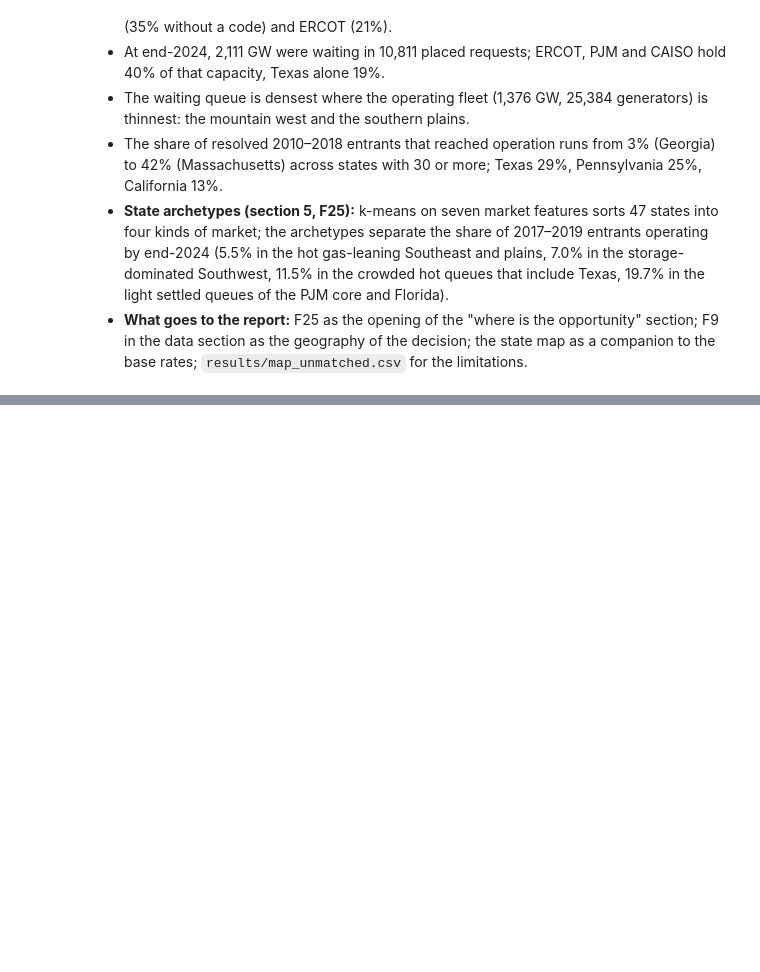
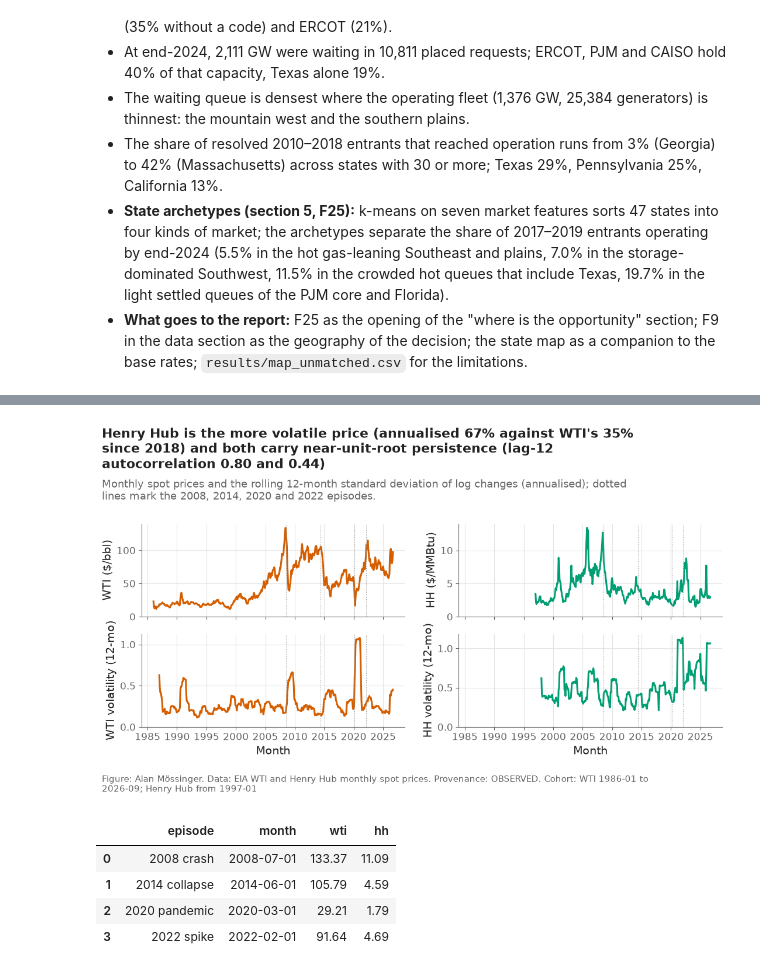
Before and after one commit to alanmossinger/Capstone, a Jupyter notebook: notebooks/02_eda.ipynb, the cells around one changed output, grey strips where cells are left out. Saved outputs shown, nothing was run; the diff lists cells and outputs as text; code cells hidden in the pictures; blank space fills up the shorter version.

```diff
--- a/notebooks/02_eda.ipynb
+++ b/notebooks/02_eda.ipynb
@@ -1569,0 +1768,41 @@ checks
+# %%
+long = wti_long.merge(hh_long, how="outer").sort_values("month")
+for col in ["wti_usd_bbl", "hh_usd_mmbtu"]:
+    long[f"{col}_ret"] = np.log(long[col]).diff()
+    long[f"{col}_vol12"] = long[f"{col}_ret"].rolling(12).std() * np.sqrt(12)
+episodes = {"2008 crash": "2008-07-01", "2014 collapse": "2014-06-01", "2020 pandemic": "2020-03-01", "2022 spike": "2022-02-01"}
+acf = pd.DataFrame([{"series": c, "lag": k, "autocorrelation": long[c].autocorr(k)} for c in ["wti_usd_bbl", "hh_usd_mmbtu"] for k in (1, 3, 12)])
+regimes = pd.DataFrame([{"episode": e, "month": m, "wti": float(long.set_index("month").loc[m, "wti_usd_bbl"]),
+                         "hh": float(long.set_index("month").loc[m, "hh_usd_mmbtu"])} for e, m in episodes.items()])
+regimes.to_csv(paths.RESULTS / "eda_price_episodes.csv", index=False)
+acf.to_csv(paths.RESULTS / "eda_price_autocorrelation.csv", index=False)
+fig, axes = plt.subplots(2, 2, figsize=(11, 6.5), sharex=True)
+axes[0, 0].plot(long["month"], long["wti_usd_bbl"], color="#D55E00")
+axes[0, 0].set_ylabel("WTI ($/bbl)")
+axes[1, 0].plot(long["month"], long["wti_usd_bbl_vol12"], color="#D55E00")
+axes[1, 0].set_ylabel("WTI volatility (12-mo)")
+axes[0, 1].plot(long["month"], long["hh_usd_mmbtu"], color="#009E73")
+axes[0, 1].set_ylabel("HH ($/MMBtu)")
+axes[1, 1].plot(long["month"], long["hh_usd_mmbtu_vol12"], color="#009E73")
+axes[1, 1].set_ylabel("HH volatility (12-mo)")
+for ax in axes.ravel():
+    for e, m in episodes.items():
+        ax.axvline(pd.Timestamp(m), color="#999999", lw=0.8, linestyle=":")
+    ax.set_ylim(0, None)
+for ax in axes[1]:
+    ax.set_xlabel("Month")
+vol = long[long["month"] >= "2018-01-01"][["wti_usd_bbl_vol12", "hh_usd_mmbtu_vol12"]].mean()
+plots.finish(fig,
+             f"Henry Hub is the more volatile price (annualised {vol['hh_usd_mmbtu_vol12']:.0%} against WTI's {vol['wti_usd_bbl_vol12']:.0%} since 2018) and both carry near-unit-root persistence (lag-12 autocorrelation {acf.set_index(['series', 'lag']).loc[('wti_usd_bbl', 12), 'autocorrelation']:.2f} and {acf.set_index(['series', 'lag']).loc[('hh_usd_mmbtu', 12), 'autocorrelation']:.2f})",
+             "Monthly spot prices and the rolling 12-month standard deviation of log changes (annualised); dotted lines mark the 2008, 2014, 2020 and 2022 episodes.",
+             f"WTI {long['month'].min():%Y-%m} to {long['month'].max():%Y-%m}; Henry Hub from {hh_long['month'].min():%Y-%m}", lbnl=False, sources=[config.SOURCE_EIA_PRICES], provenance="OBSERVED")
+save(fig, "02_C4_price_regimes", "WTI and Henry Hub monthly prices with rolling volatility and the four episodes the scenarios must reproduce.")
+plt.show()
+regimes
+# %% [output]
+[figure, added]
+|  | episode | month | wti | hh |
+| 0 | 2008 crash | 2008-07-01 | 133.37 | 11.09 |
+| 1 | 2014 collapse | 2014-06-01 | 105.79 | 4.59 |
+| 2 | 2020 pandemic | 2020-03-01 | 29.21 | 1.79 |
+| 3 | 2022 spike | 2022-02-01 | 91.64 | 4.69 |
```
Also changed, not shown: parts of 23 cells of this notebook, 46 other files.
